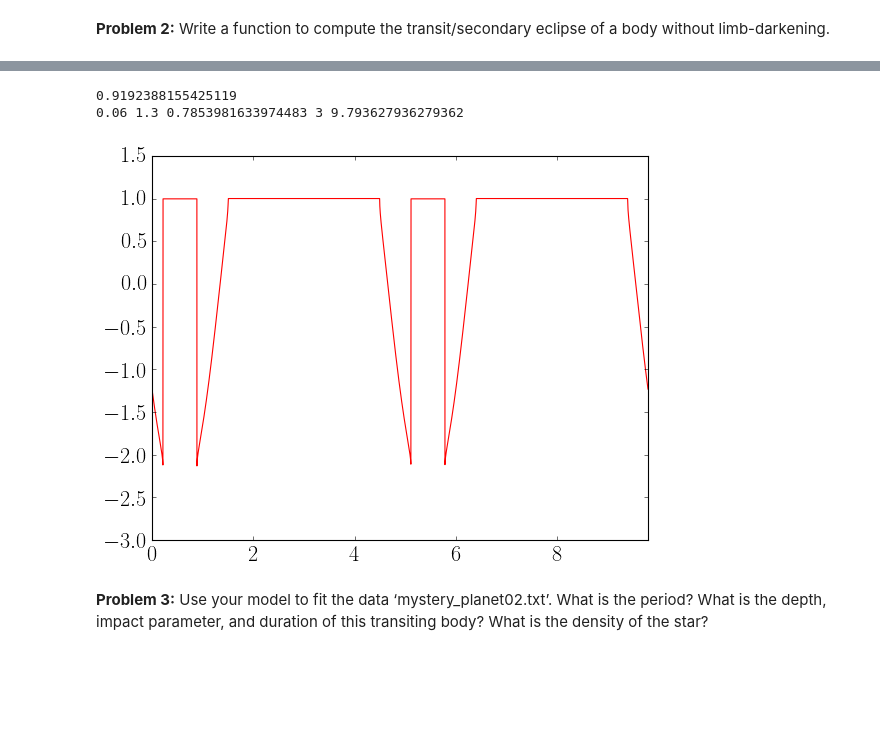
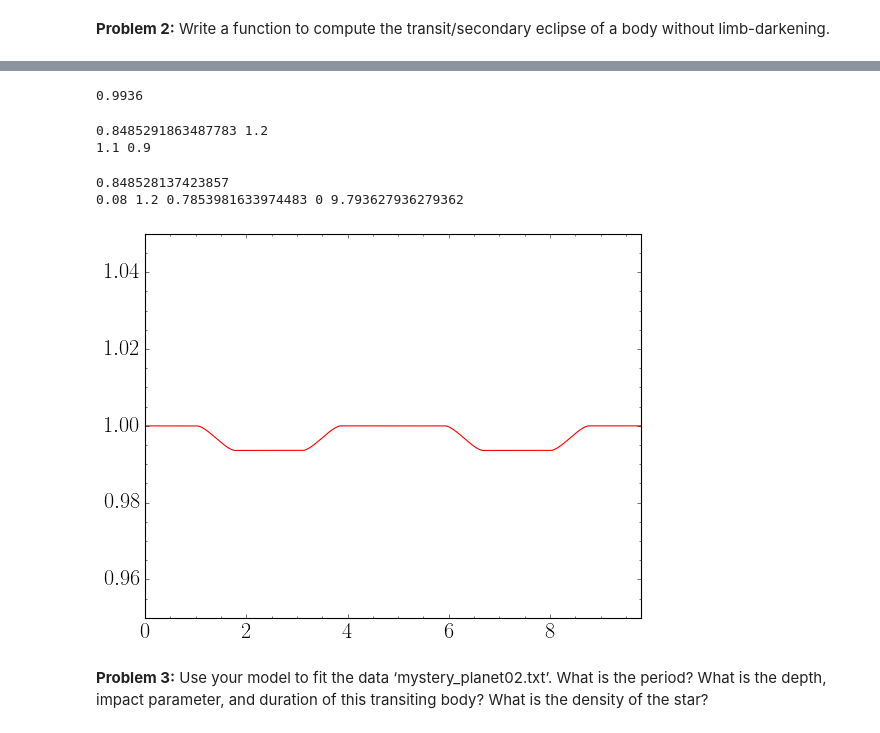
Before and after one commit to jbirky/exoplanet_models, a Jupyter notebook: transit_model.ipynb, the cells around one changed output, grey strips where cells are left out. Saved outputs shown, nothing was run; the diff lists cells and outputs as text; code cells hidden in the pictures; blank space fills up the shorter version.

Commit message:
fix model errors

```diff
--- a/transit_model.ipynb
+++ b/transit_model.ipynb
@@ -42,8 +42,8 @@ def blockedArea(d, k):
     u = (d**2 + 1 - k**2)/(2*d)
     v = (d**2 + k**2 - 1)/(2*d*k)
 
-    A1 = np.arccos(u) - .5*u*np.sqrt(1 - u**2)
-    A2 = np.arccos(v) - .5*v*np.sqrt(1 - v**2)
+    A1 = np.arccos(u) - u*np.sqrt(1 - u**2)
+    A2 = k**2*np.arccos(v) - k**2*v*np.sqrt(1 - v**2)
 
     return A1 + A2
 
@@ -61,9 +61,9 @@ def transitFlux(t, k, a, i, t0, P, F0=1):
 
     if (d > 1 + k):
         model_flux = F0
-    elif (1 - k < d) & (d < 1 + k):
-        model_flux = F0*(1 - blockedArea(d,k))
-    elif (d < 1-k):
+    elif (d >= 1 - k) & (d <= 1 + k):
+        model_flux = F0*(1 - blockedArea(d,k)/math.pi)
+    elif (d < 1 - k):
         model_flux = F0*(1 - k**2)
     else:
         print('error')
@@ -106,19 +76,37 @@ array([0.5       , 0.49899334, 0.49597741, 0.49096435, 0.48397435,
+# %%
+1-k**2
+# %% [output]
+0.9936
+# %%
+d = skySep(tarr, a, i, t0, P)
+print(min(d), max(d))
+print(1+k, 1-k)
+# %% [output]
+0.8485291863487783 1.2
+1.1 0.9
 # %%
-k, a, i, t0, P = .06, 1.3, math.pi/4, 3, best_period.value
+k, a, i, t0, P = .08, 1.2, math.pi/4, 0, best_period.value
 print(a*np.cos(i))
 print(k, a, i, t0, P)
-tarr = np.linspace(0, P, 1e4)
+tarr = np.linspace(0, P, 1e3)
 
 flux = [transitFlux(t, k, a, i, t0, P, F0=1) for t in tarr]
 
 plt.plot(tarr, flux, color='r')
-plt.ylim(-3,1.5)
+# plt.plot(tarr, skySep(tarr, a, i, t0, P))
+# plt.axhline(1+k, color='k')
+# plt.axhline(1-k, color='k')
+plt.ylim(0.95,1.05)
 plt.xlim(0,P)
+plt.ticklabel_format(useOffset=False)
+plt.minorticks_on()
 plt.show()
+
+# plt.plot(tarr, skySep(tarr, a, i, t0, P));
 # %% [output]
-0.9192388155425119
-0.06 1.3 0.7853981633974483 3 9.793627936279362
+0.848528137423857
+0.08 1.2 0.7853981633974483 0 9.793627936279362
-[figure, old version]
+[figure, new version]
 # %% [markdown]
 **Problem 3:** Use your model to fit the data ‘mystery_planet02.txt’. What is the
 period? What is the depth, impact parameter, and duration of this
```
Also changed, not shown: parts of 5 cells of this notebook.
